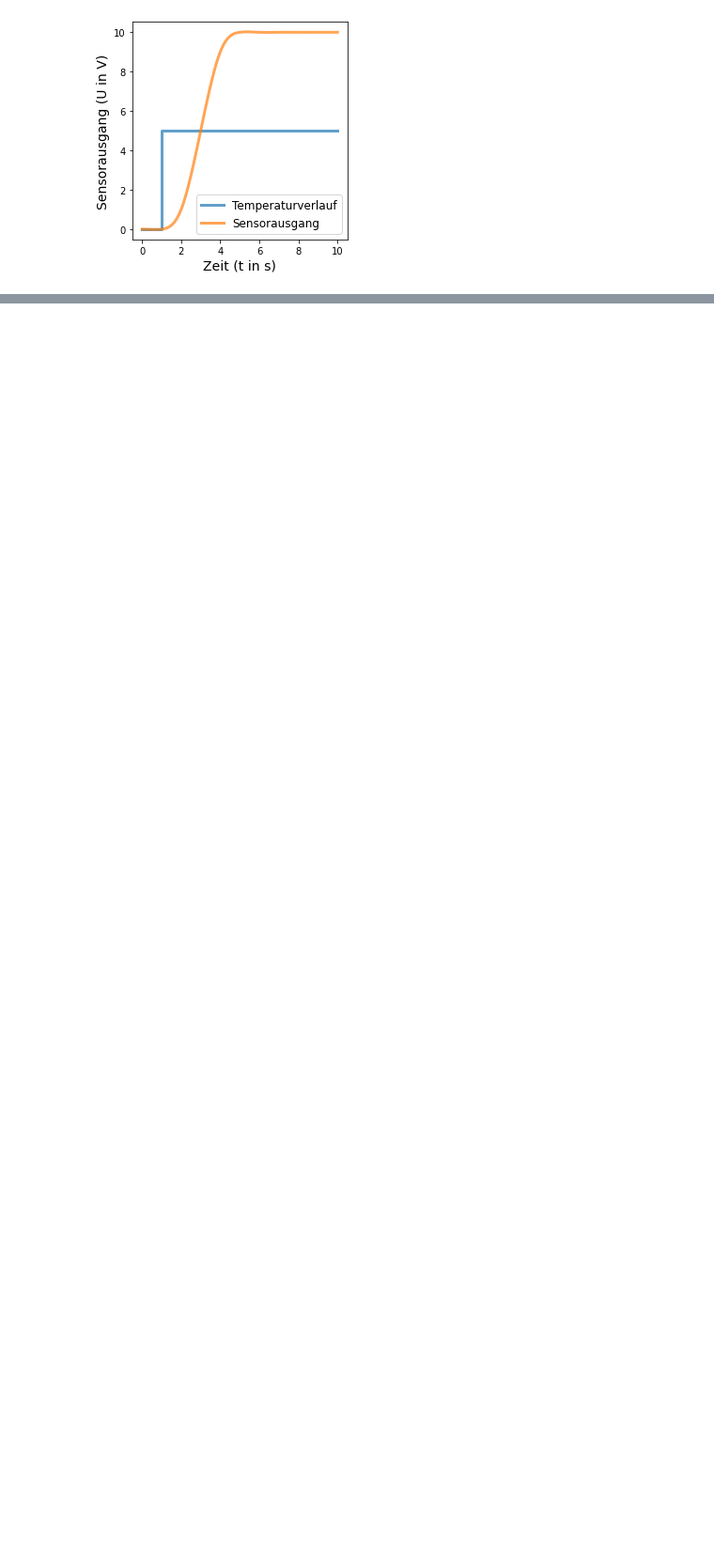
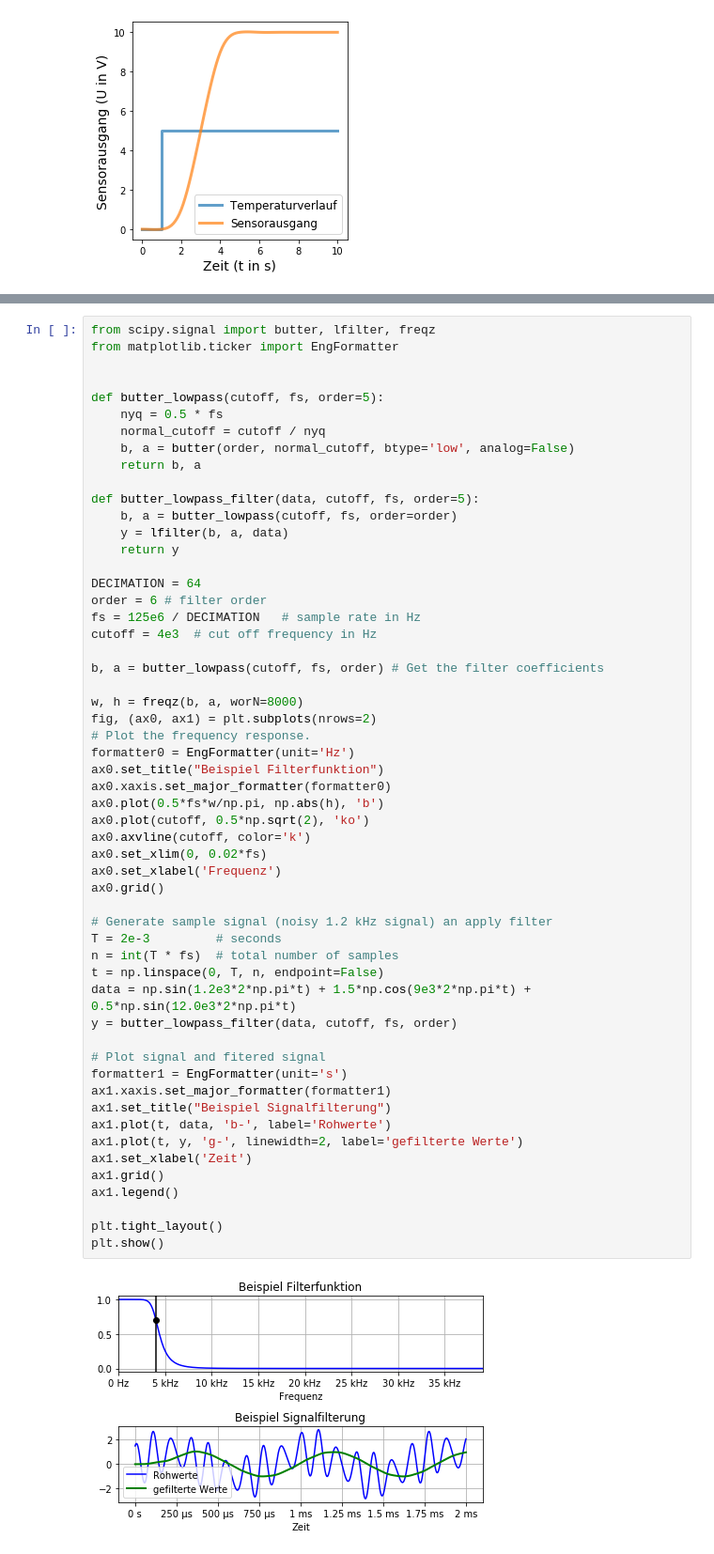
Before and after one commit to StefanMack/Matplotlib, a Jupyter notebook: matplotlibOop.ipynb, the cells around one changed output, grey strips where cells are left out. Shown at 94% size. Cells and saved outputs as stored; diff of their text form; blank space fills up the shorter version.

```diff
--- a/matplotlibOop.ipynb
+++ b/matplotlibOop.ipynb
@@ -605,0 +612,57 @@ plt.tight_layout()
+# %%
+from scipy.signal import butter, lfilter, freqz
+from matplotlib.ticker import EngFormatter
+
+
+def butter_lowpass(cutoff, fs, order=5):
+    nyq = 0.5 * fs
+    normal_cutoff = cutoff / nyq
+    b, a = butter(order, normal_cutoff, btype='low', analog=False)
+    return b, a
+
+def butter_lowpass_filter(data, cutoff, fs, order=5):
+    b, a = butter_lowpass(cutoff, fs, order=order)
+    y = lfilter(b, a, data)
+    return y
+
+DECIMATION = 64
+order = 6 # filter order
+fs = 125e6 / DECIMATION   # sample rate in Hz
+cutoff = 4e3  # cut off frequency in Hz
+
+b, a = butter_lowpass(cutoff, fs, order) # Get the filter coefficients
+
+w, h = freqz(b, a, worN=8000)
+fig, (ax0, ax1) = plt.subplots(nrows=2)
+# Plot the frequency response.
+formatter0 = EngFormatter(unit='Hz')
+ax0.set_title("Beispiel Filterfunktion")
+ax0.xaxis.set_major_formatter(formatter0)
+ax0.plot(0.5*fs*w/np.pi, np.abs(h), 'b')
+ax0.plot(cutoff, 0.5*np.sqrt(2), 'ko')
+ax0.axvline(cutoff, color='k')
+ax0.set_xlim(0, 0.02*fs)
+ax0.set_xlabel('Frequenz')
+ax0.grid()
+
+# Generate sample signal (noisy 1.2 kHz signal) an apply filter
+T = 2e-3         # seconds
+n = int(T * fs)  # total number of samples
+t = np.linspace(0, T, n, endpoint=False)
+data = np.sin(1.2e3*2*np.pi*t) + 1.5*np.cos(9e3*2*np.pi*t) + 0.5*np.sin(12.0e3*2*np.pi*t)
+y = butter_lowpass_filter(data, cutoff, fs, order)
+
+# Plot signal and fitered signal
+formatter1 = EngFormatter(unit='s')
+ax1.xaxis.set_major_formatter(formatter1)
+ax1.set_title("Beispiel Signalfilterung")
+ax1.plot(t, data, 'b-', label='Rohwerte')
+ax1.plot(t, y, 'g-', linewidth=2, label='gefilterte Werte')
+ax1.set_xlabel('Zeit')
+ax1.grid()
+ax1.legend()
+
+plt.tight_layout()
+plt.show()
+# %% [output]
+[figure, added]
```
Also changed, not shown: parts of 12 cells of this notebook.
